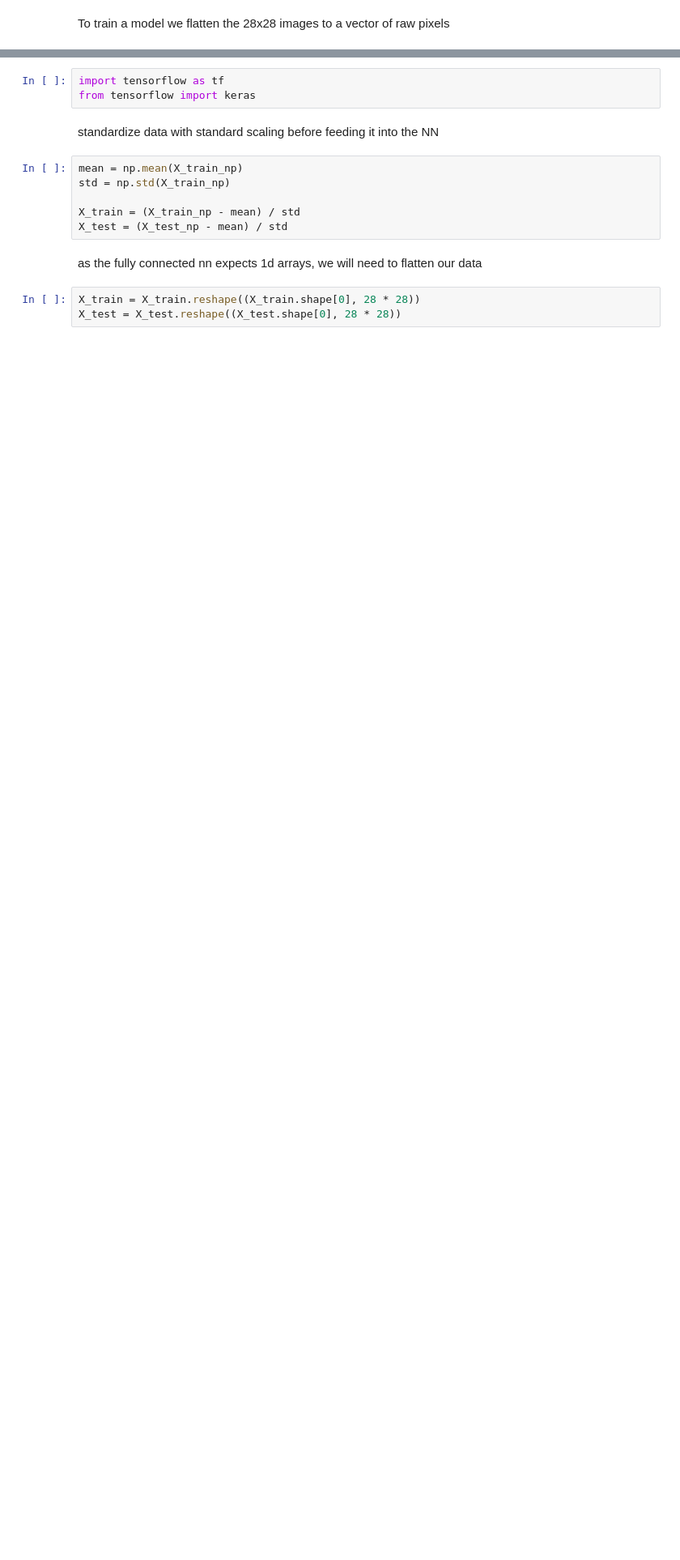
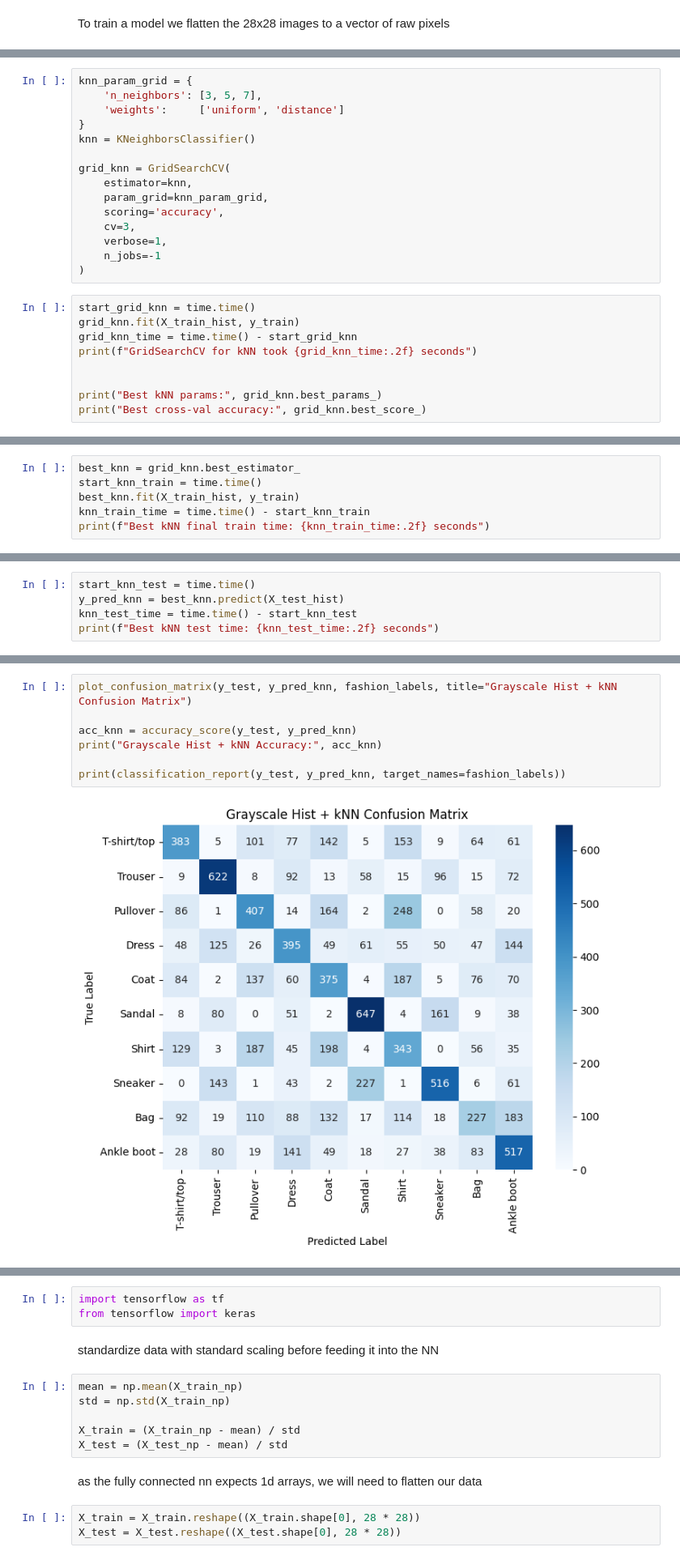
Before and after one commit to gonlyplease/deep-learning-image, a Jupyter notebook: notebooks/timexperimentation.ipynb, the cells around one changed output, grey strips where cells are left out. Shown at 81% size. Saved outputs shown, nothing was run; the diff lists cells and outputs as text; blank space fills up the shorter version.

```diff
--- a/notebooks/timexperimentation.ipynb
+++ b/notebooks/timexperimentation.ipynb
@@ -203,0 +366,24 @@ weighted avg       0.84      0.84      0.84     10000
+# %%
+knn_param_grid = {
+    'n_neighbors': [3, 5, 7],
+    'weights':     ['uniform', 'distance']
+}
+knn = KNeighborsClassifier()
+
+grid_knn = GridSearchCV(
+    estimator=knn,
+    param_grid=knn_param_grid,
+    scoring='accuracy',
+    cv=3,
+    verbose=1,
+    n_jobs=-1
+)
+# %%
+start_grid_knn = time.time()
+grid_knn.fit(X_train_hist, y_train)
+grid_knn_time = time.time() - start_grid_knn
+print(f"GridSearchCV for kNN took {grid_knn_time:.2f} seconds")
+
+
+print("Best kNN params:", grid_knn.best_params_)
+print("Best cross-val accuracy:", grid_knn.best_score_)
@@ -203,0 +395,6 @@ weighted avg       0.84      0.84      0.84     10000
+# %%
+best_knn = grid_knn.best_estimator_
+start_knn_train = time.time()
+best_knn.fit(X_train_hist, y_train)
+knn_train_time = time.time() - start_knn_train
+print(f"Best kNN final train time: {knn_train_time:.2f} seconds")
@@ -203,0 +403,5 @@ weighted avg       0.84      0.84      0.84     10000
+# %%
+start_knn_test = time.time()
+y_pred_knn = best_knn.predict(X_test_hist)
+knn_test_time = time.time() - start_knn_test
+print(f"Best kNN test time: {knn_test_time:.2f} seconds")
@@ -203,0 +410,9 @@ weighted avg       0.84      0.84      0.84     10000
+# %%
+plot_confusion_matrix(y_test, y_pred_knn, fashion_labels, title="Grayscale Hist + kNN Confusion Matrix")
+
+acc_knn = accuracy_score(y_test, y_pred_knn)
+print("Grayscale Hist + kNN Accuracy:", acc_knn)
+
+print(classification_report(y_test, y_pred_knn, target_names=fashion_labels))
+# %% [output]
+[figure, added]
```
Also changed, not shown: parts of 72 cells of this notebook.
